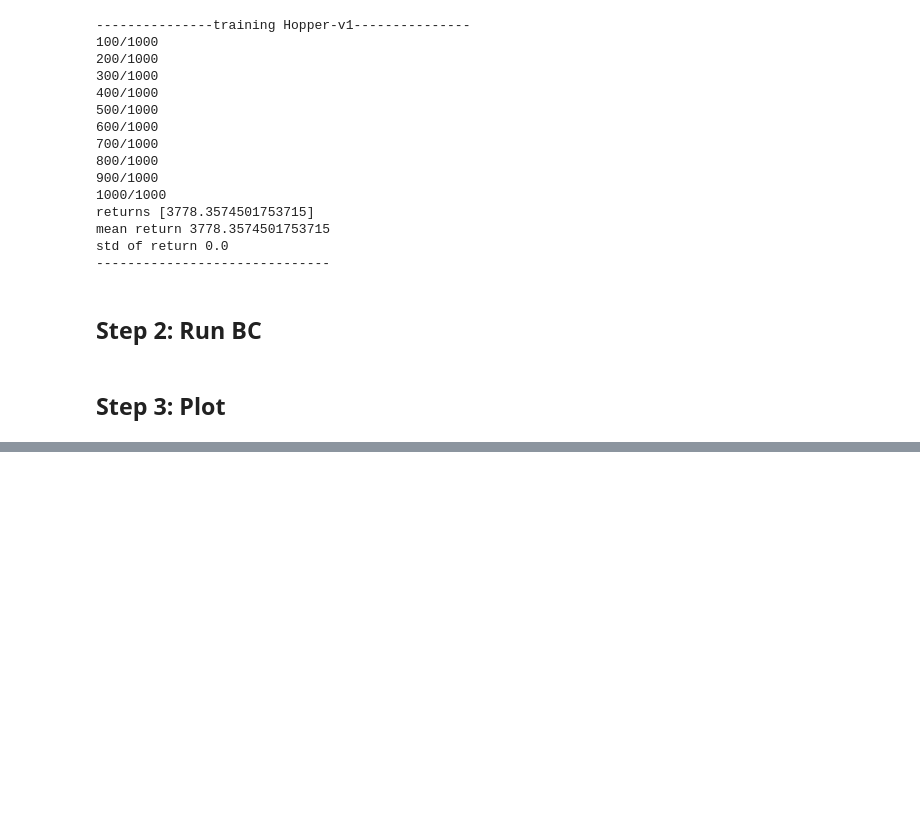
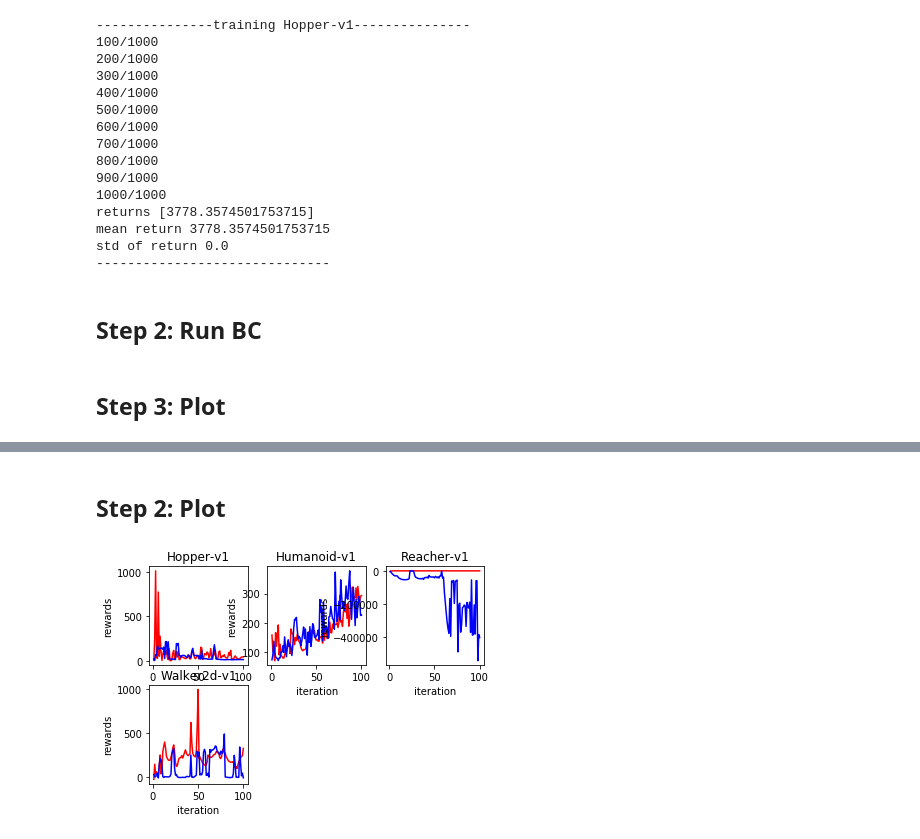
Before and after one commit to mhowto/rl_homework, a Jupyter notebook: hw1/workbench.ipynb, the cells around one changed output, grey strips where cells are left out. Drawn from its saved outputs; the diff is of its cells as text; code cells hidden in the pictures; blank space fills up the shorter version.

```diff
--- a/hw1/workbench.ipynb
+++ b/hw1/workbench.ipynb
@@ -64,0 +71,29 @@ for i, e in enumerate(envs):
+# %%
+from dagger import data_augment
+#envs = ['Hopper-v1', 'Humanoid-v1', 'Reacher-v1',  'Walker2d-v1']
+envs = ['Hopper-v1']
+
+for env in envs:
+    data_augment(env, num_rollouts=20)
+# %% [markdown]
+## Step 2: Plot
+# %%
+from dagger import get_dagger_rewards
+# from run_expert import envs
+envs = ['Hopper-v1', 'Humanoid-v1', 'Reacher-v1',  'Walker2d-v1']
+import matplotlib.pyplot as plt
+
+
+n_rows = 2
+n_cols = 3
+
+for i, env in enumerate(envs):
+    rewards_with_no_dagger, rewards_with_dagger = get_dagger_rewards(env)
+    plt.subplot(n_rows, n_cols, i+1)
+    plt.plot(rewards_with_no_dagger['x'], rewards_with_no_dagger['y'], 'r',
+            rewards_with_dagger['x'], rewards_with_dagger['y'], 'b')
+    plt.xlabel('iteration')
+    plt.ylabel('rewards')
+    plt.title(env)
+# %% [output]
+[figure, added]
```
Also changed, not shown: parts of 4 cells of this notebook, 4 other files.
